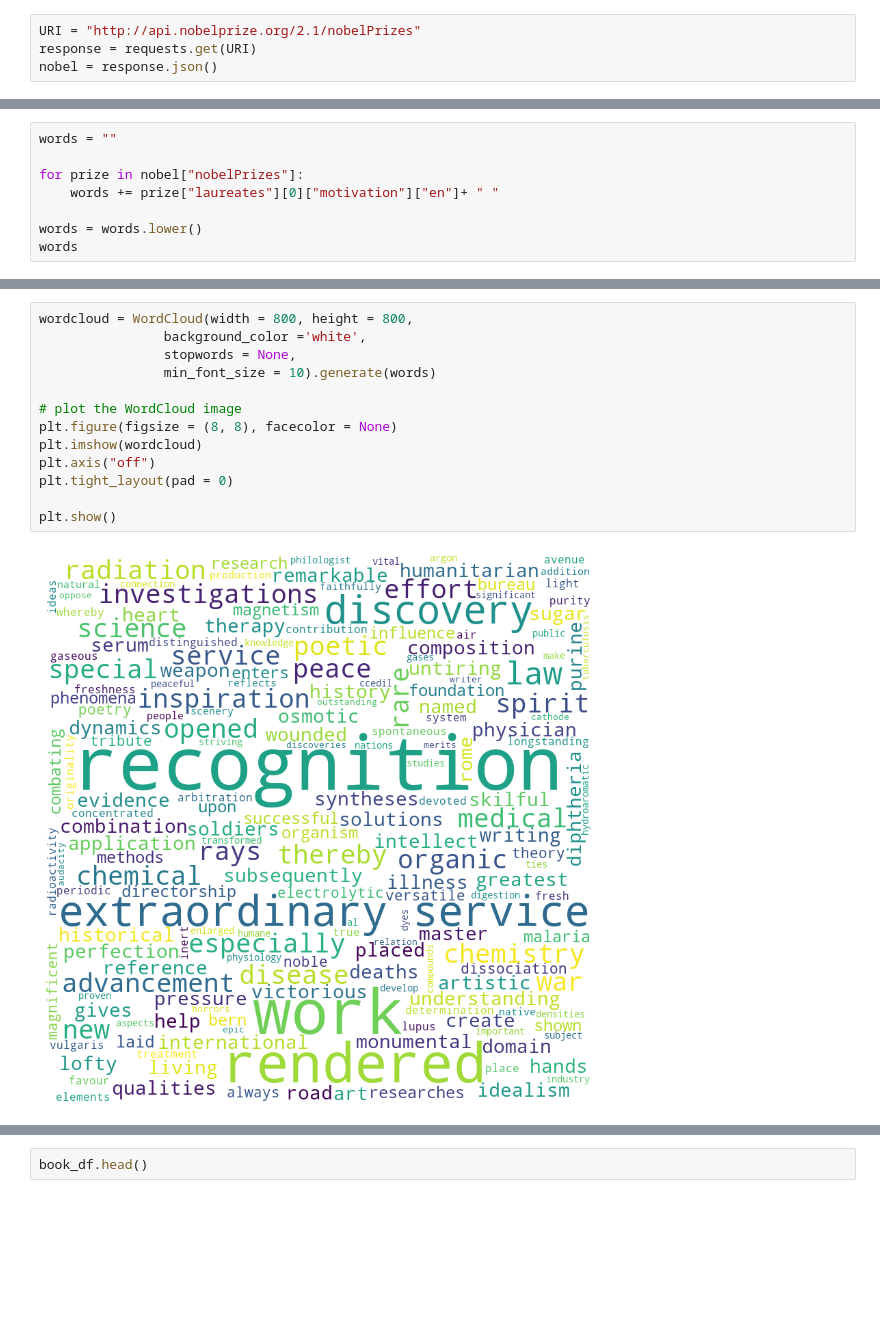
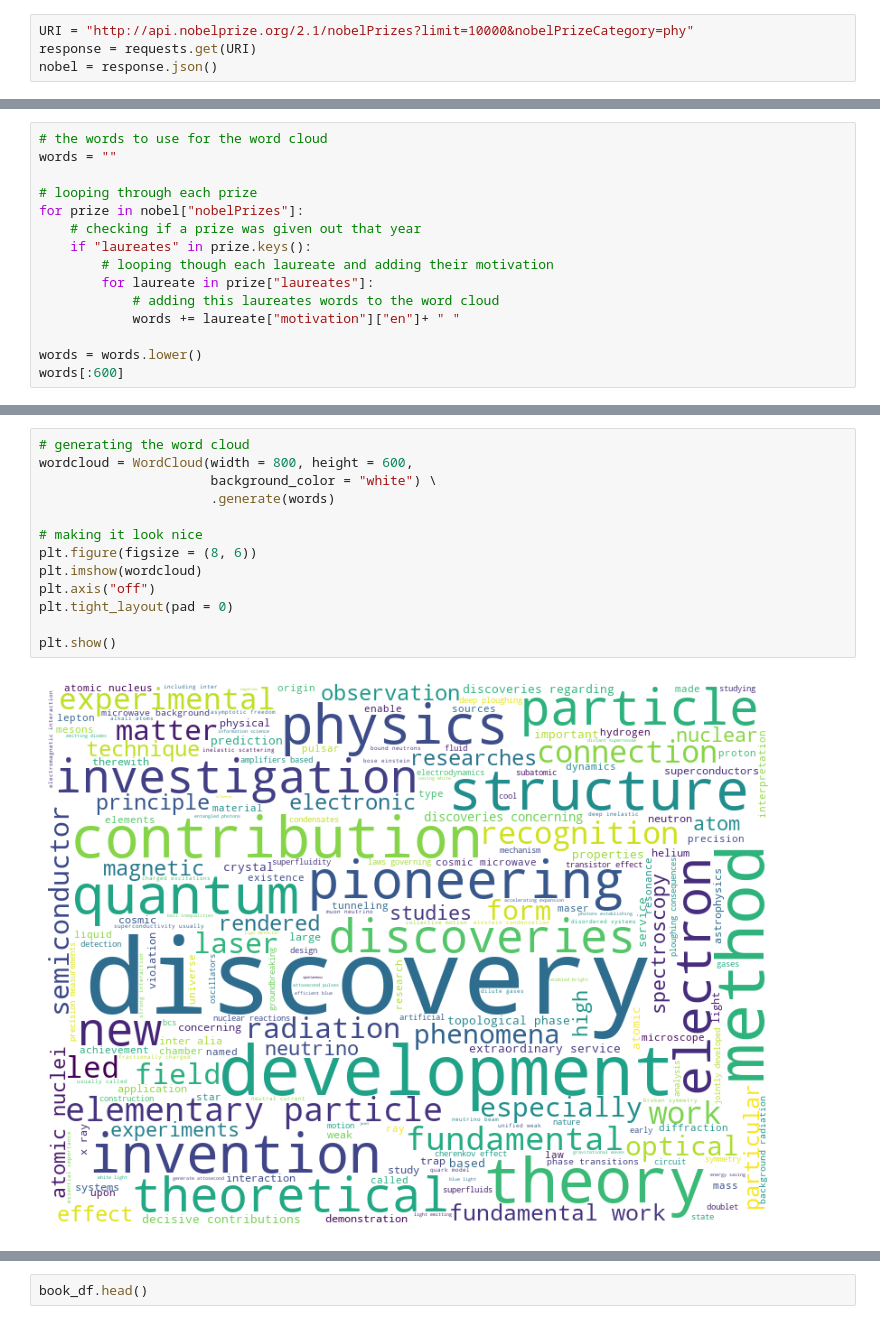
Before and after one commit to Schwankus/su-mt4007, a Jupyter notebook: HW5/HW5.ipynb, the cells around one changed output, grey strips where cells are left out. Saved outputs shown, nothing was run; the diff lists cells and outputs as text; blank space fills up the shorter version.

```diff
--- a/HW5/HW5.ipynb
+++ b/HW5/HW5.ipynb
@@ -11,4 +12,4 @@ from wordcloud import WordCloud, STOPWORDS
 # %%
-URI = "http://api.nobelprize.org/2.1/nobelPrizes"
+URI = "http://api.nobelprize.org/2.1/nobelPrizes?limit=10000&nobelPrizeCategory=phy"
 response = requests.get(URI)
 nobel = response.json()
@@ -20,9 +18,16 @@ nobel["nobelPrizes"][0]["laureates"][0]["motivation"]["en"]
 # %%
+# the words to use for the word cloud
 words = ""
 
+# looping through each prize
 for prize in nobel["nobelPrizes"]:
-    words += prize["laureates"][0]["motivation"]["en"]+ " "
+    # checking if a prize was given out that year
+    if "laureates" in prize.keys():
+        # looping though each laureate and adding their motivation
+        for laureate in prize["laureates"]:
+            # adding this laureates words to the word cloud
+            words += laureate["motivation"]["en"]+ " "
 
 words = words.lower()
-words
+words[:600]
 # %% [output]
@@ -30,15 +37,15 @@ words
 # %%
-wordcloud = WordCloud(width = 800, height = 800,
-                background_color ='white',
-                stopwords = None,
-                min_font_size = 10).generate(words)
+# generating the word cloud
+wordcloud = WordCloud(width = 800, height = 600,
+                      background_color = "white") \
+                      .generate(words)
 
-# plot the WordCloud image
-plt.figure(figsize = (8, 8), facecolor = None)
+# making it look nice
+plt.figure(figsize = (8, 6))
 plt.imshow(wordcloud)
 plt.axis("off")
 plt.tight_layout(pad = 0)
 
 plt.show()
 # %% [output]
-[figure, old version]
+[figure, new version]
```
Also changed, not shown: parts of 12 cells of this notebook.
